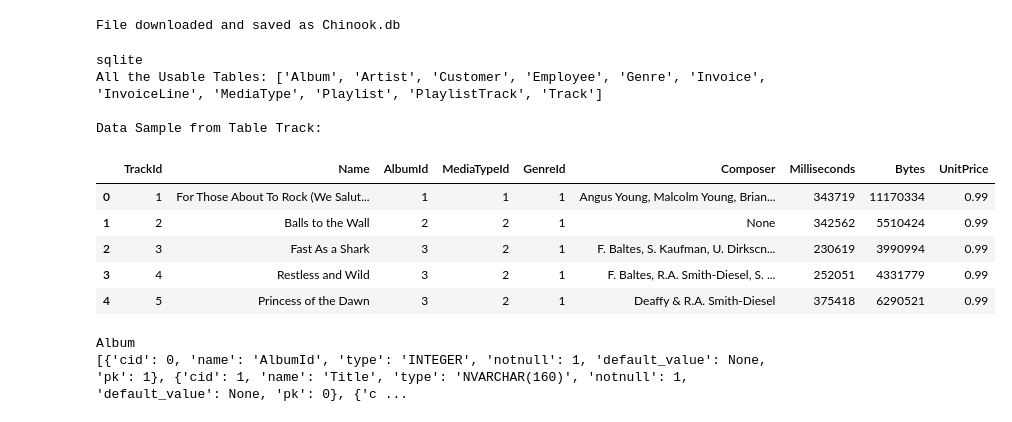
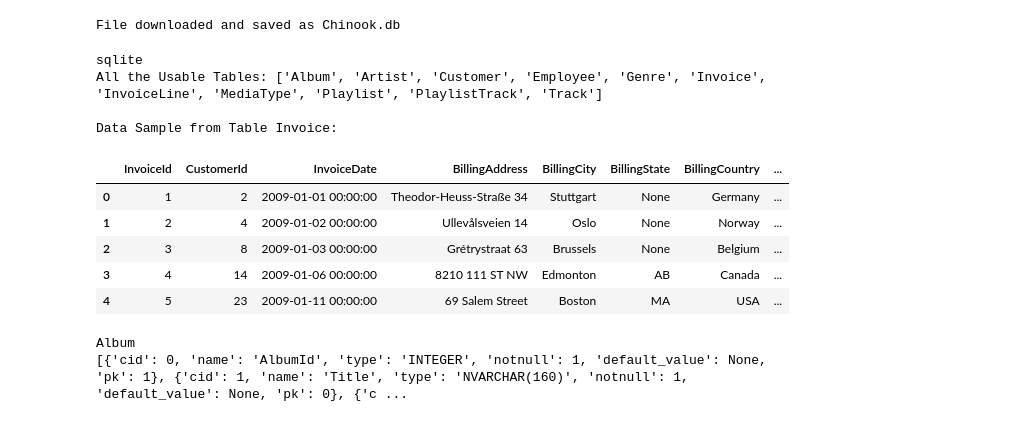
Before and after one commit to hanhanwu/Hanhan_LangGraph_Exercise, a Jupyter notebook: AI_for_BI/sql_agent_with_validation.ipynb, the cells around one changed output. Cells and saved outputs as stored; diff of their text form; code cells hidden in the pictures.

```diff
--- a/AI_for_BI/sql_agent_with_validation.ipynb
+++ b/AI_for_BI/sql_agent_with_validation.ipynb
@@ -32,35 +37,35 @@ File downloaded and saved as Chinook.db
 # %%
 from langchain_community.utilities import SQLDatabase
 import pandas as pd
 import pprint
 import json
 import ast
 
 
 db = SQLDatabase.from_uri("sqlite:///Chinook.db")  # load the downloaded DB
 print(db.dialect)
 all_table_names = db.get_usable_table_names()
 print('All the Usable Tables:', all_table_names)
 print()
 
-table = 'Track'
+table = 'Invoice'
 print(f'Data Sample from Table {table}:')
 sample = ast.literal_eval(db.run(f"SELECT * FROM {table} LIMIT 5;"))
 columns_query = f"""SELECT name FROM pragma_table_info('{table}')"""
 cols = db.run(columns_query)
 sample_df = pd.DataFrame(sample, columns=[col[0] for col in ast.literal_eval(cols)])
 display(sample_df)
 # %% [output]
 sqlite
 All the Usable Tables: ['Album', 'Artist', 'Customer', 'Employee', 'Genre', 'Invoice', 'InvoiceLine', 'MediaType', 'Playlist', 'PlaylistTrack', 'Track']
 
-Data Sample from Table Track:
+Data Sample from Table Invoice:
-|  | TrackId | Name | AlbumId | MediaTypeId | GenreId | Composer | Milliseconds | Bytes | UnitPrice |
-| 0 | 1 | For Those About To Rock (We Salut... | 1 | 1 | 1 | Angus Young, Malcolm Young, Brian... | 343719 | 11170334 | 0.99 |
-| 1 | 2 | Balls to the Wall | 2 | 2 | 1 | None | 342562 | 5510424 | 0.99 |
-| 2 | 3 | Fast As a Shark | 3 | 2 | 1 | F. Baltes, S. Kaufman, U. Dirkscn... | 230619 | 3990994 | 0.99 |
-| 3 | 4 | Restless and Wild | 3 | 2 | 1 | F. Baltes, R.A. Smith-Diesel, S. ... | 252051 | 4331779 | 0.99 |
-| 4 | 5 | Princess of the Dawn | 3 | 2 | 1 | Deaffy & R.A. Smith-Diesel | 375418 | 6290521 | 0.99 |
+|  | InvoiceId | CustomerId | InvoiceDate | BillingAddress | BillingCity | BillingState | BillingCountry | ... |
+| 0 | 1 | 2 | 2009-01-01 00:00:00 | Theodor-Heuss-Straße 34 | Stuttgart | None | Germany | ... |
+| 1 | 2 | 4 | 2009-01-02 00:00:00 | Ullevålsveien 14 | Oslo | None | Norway | ... |
+| 2 | 3 | 8 | 2009-01-03 00:00:00 | Grétrystraat 63 | Brussels | None | Belgium | ... |
+| 3 | 4 | 14 | 2009-01-06 00:00:00 | 8210 111 ST NW | Edmonton | AB | Canada | ... |
+| 4 | 5 | 23 | 2009-01-11 00:00:00 | 69 Salem Street | Boston | MA | USA | ... |
 # %%
 all_table_schemas = {}
 schema_cols = ['cid', 'name', 'type', 'notnull', 'default_value', 'pk']
```
Also changed, not shown: parts of 4 cells of this notebook.
